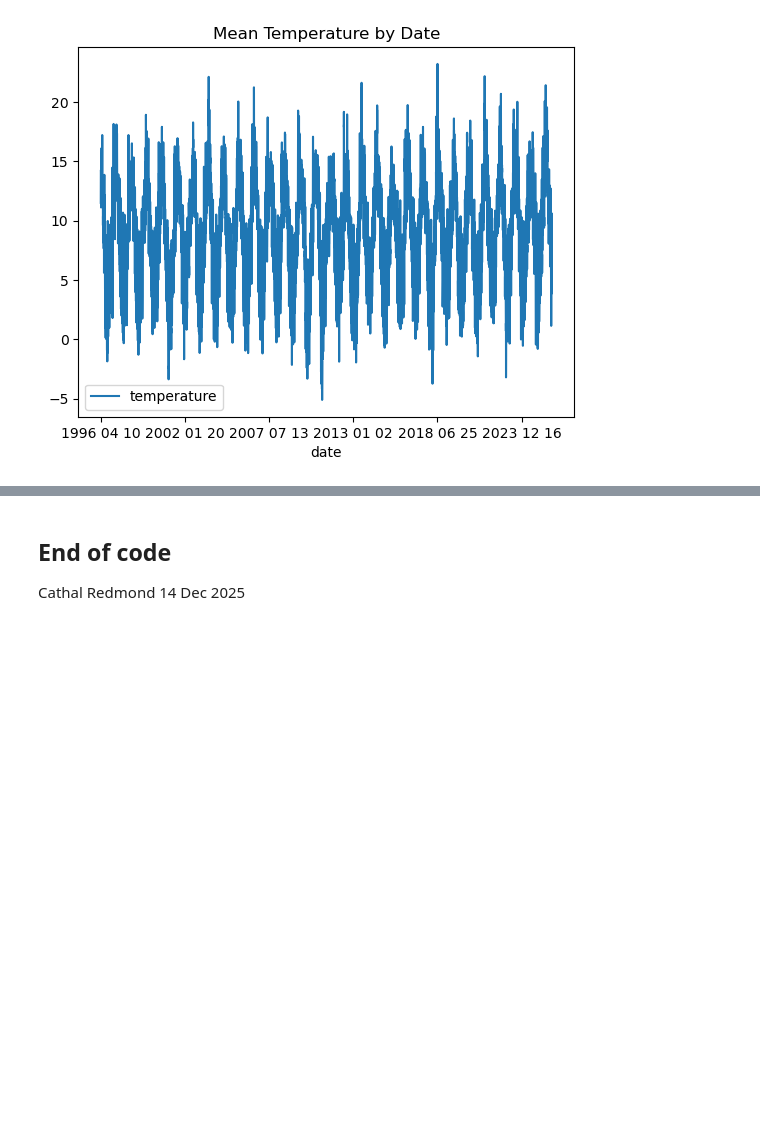
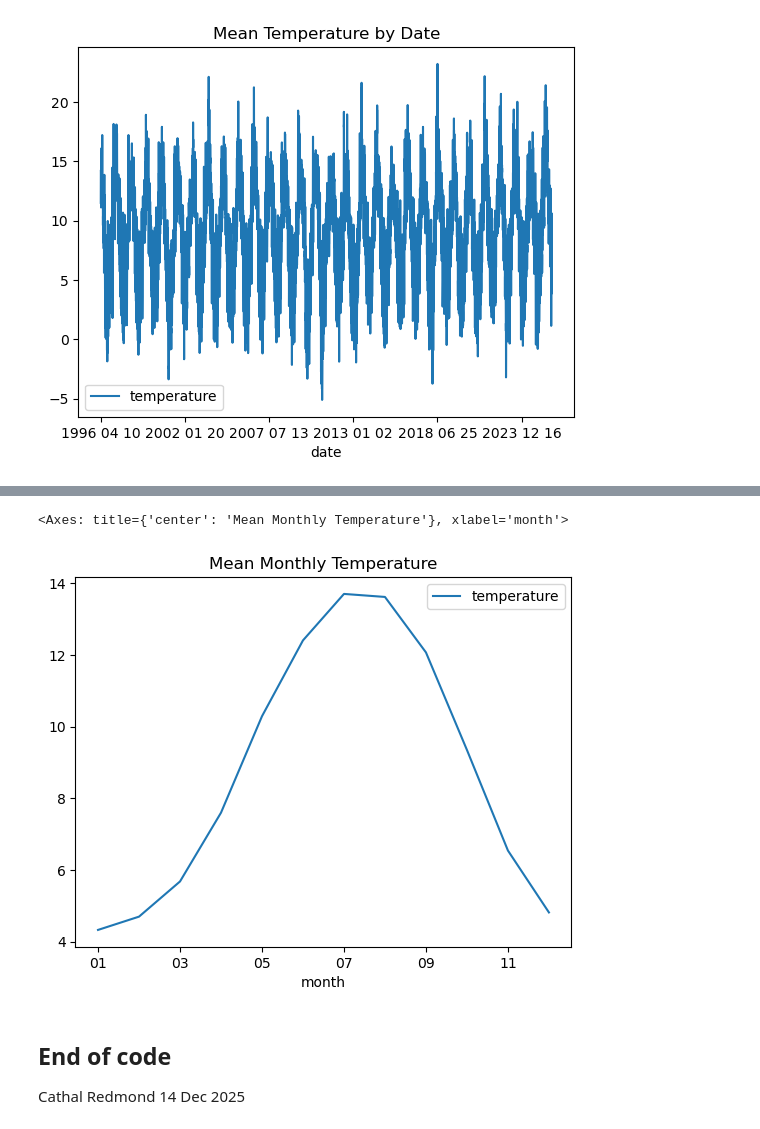
Before and after one commit to cathalred88/PFDA, a Jupyter notebook: assignments/assignment06_Weather.ipynb, the cells around one changed output, grey strips where cells are left out. Drawn from its saved outputs; the diff is of its cells as text; code cells hidden in the pictures; blank space fills up the shorter version.

```diff
--- a/assignments/assignment06_Weather.ipynb
+++ b/assignments/assignment06_Weather.ipynb
@@ -104,3 +106,10 @@ MeanTemp.plot(kind = 'line',title = 'Mean Temperature by Date')
 # %% [output]
 <Axes: title={'center': 'Mean Temperature by Date'}, xlabel='date'>
 [figure]
+# %%
+# calcuate the average temperature for each month
+# (I am assuming this is the average temperature per month for all years pooled)
+
+MonthTemp = pd.pivot_table(df,'temperature', 'month', aggfunc='mean')
+print(type(MonthTemp)) # shows the dataframe
+MonthTemp.head(3)
@@ -107,3 +123,9 @@ MeanTemp.plot(kind = 'line',title = 'Mean Temperature by Date')
+# %%
+# plot the mean temperature per monyh graph
+MonthTemp.plot(kind = 'line',title = 'Mean Monthly Temperature')
+# %% [output]
+<Axes: title={'center': 'Mean Monthly Temperature'}, xlabel='month'>
+[figure, added]
 # %% [markdown]
 ## End of code
 Cathal Redmond 14 Dec 2025
```
Also changed, not shown: parts of 2 cells of this notebook.
